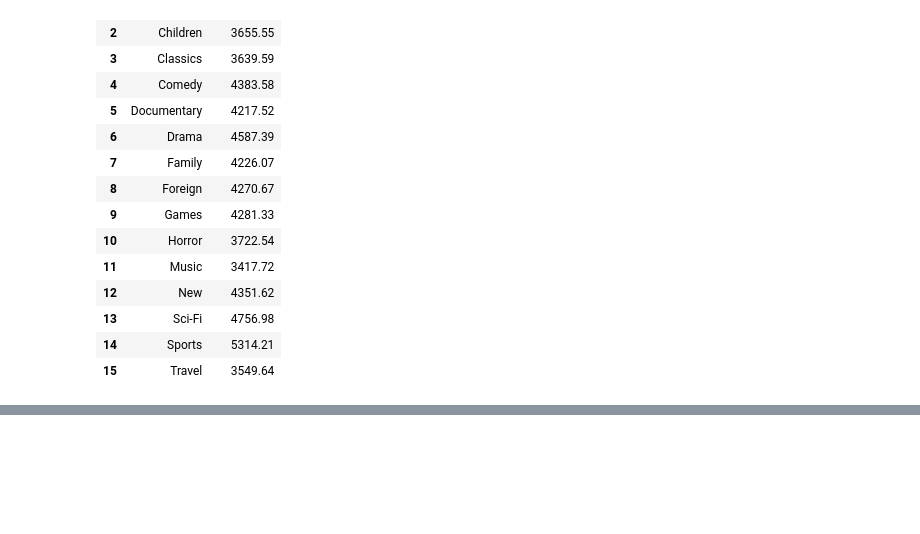
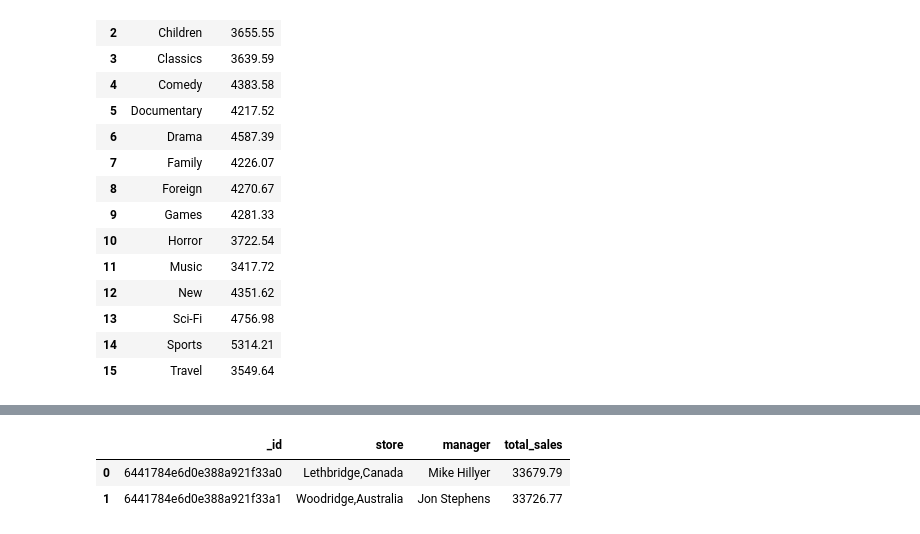
Before and after one commit to sncalvo/improved-broccoli, a Jupyter notebook: tarea.ipynb, the cells around one changed output, grey strips where cells are left out. Cells and saved outputs as stored; diff of their text form; code cells hidden in the pictures; blank space fills up the shorter version.

```diff
--- a/tarea.ipynb
+++ b/tarea.ipynb
@@ -555,0 +709,89 @@ df
+# %%
+sales_by_store_opt_pipeline = [
+    {
+        '$lookup': {
+            'from': 'inventory',
+            'localField': 'inventory',
+            'foreignField': 'inventory_id',
+            'as': 'inventory',
+            'pipeline': [
+                {
+                    '$lookup': {
+                        'from': 'rental',
+                        'localField': 'rental',
+                        'foreignField': 'rental_id',
+                        'as': 'rental'
+                    }
+                }, {
+                    '$project': {
+                        'inventory_total': {
+                            '$reduce': {
+                                'input': '$rental',
+                                'initialValue': 0,
+                                'in': {
+                                    '$sum': [
+                                        '$$value', {
+                                            '$reduce': {
+                                                'input': '$$this.payments',
+                                                'initialValue': 0,
+                                                'in': {
+                                                    '$sum': [
+                                                        '$$value', '$$this.amount'
+                                                    ]
+                                                }
+                                            }
+                                        }
+                                    ]
+                                }
+                            }
+                        }
+                    }
+                }
+            ]
+        }
+    }, {
+        '$set': {
+            'manager': {
+                '$arrayElemAt': [
+                    '$staff', '$manager'
+                ]
+            }
+        }
+    }, {
+        '$project': {
+            'store': {
+                '$concat': [
+                    '$address.city', ',', '$address.country'
+                ]
+            },
+            'manager': {
+                '$concat': [
+                    '$manager.first_name', ' ', '$manager.last_name'
+                ]
+            },
+            'total_sales': {
+                '$reduce': {
+                    'input': '$inventory',
+                    'initialValue': 0,
+                    'in': {
+                        '$sum': [
+                            '$$value', '$$this.inventory_total'
+                        ]
+                    }
+                }
+            }
+        }
+    }
+]
+
+sales_by_store_opt = dd2.store.aggregate(sales_by_store_opt_pipeline)
+
+sales_by_store_opt_results = list(sales_by_store_opt)
+
+df = pd.DataFrame(sales_by_store_opt_results)
+
+df
+# %% [output]
+|  | _id | store | manager | total_sales |
+| 0 | 6441784e6d0e388a921f33a0 | Lethbridge,Canada | Mike Hillyer | 33679.79 |
+| 1 | 6441784e6d0e388a921f33a1 | Woodridge,Australia | Jon Stephens | 33726.77 |
```
Also changed, not shown: parts of 12 cells of this notebook, 1 other file.
